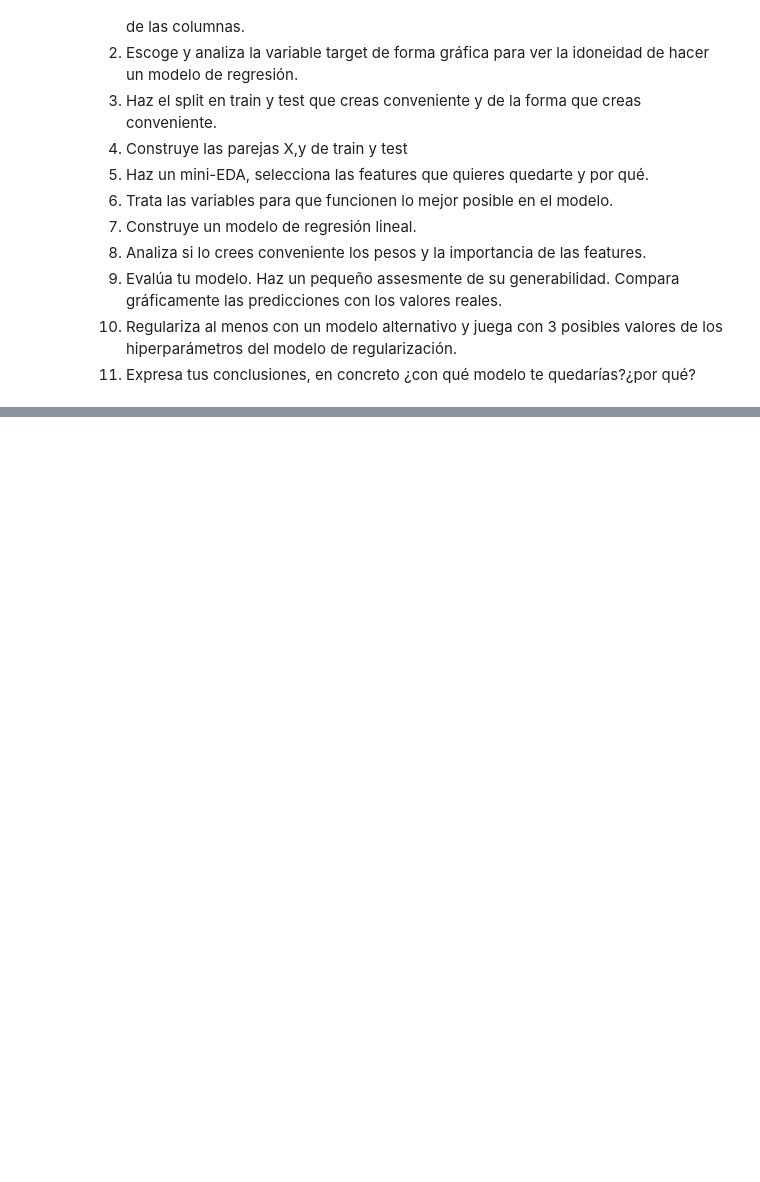
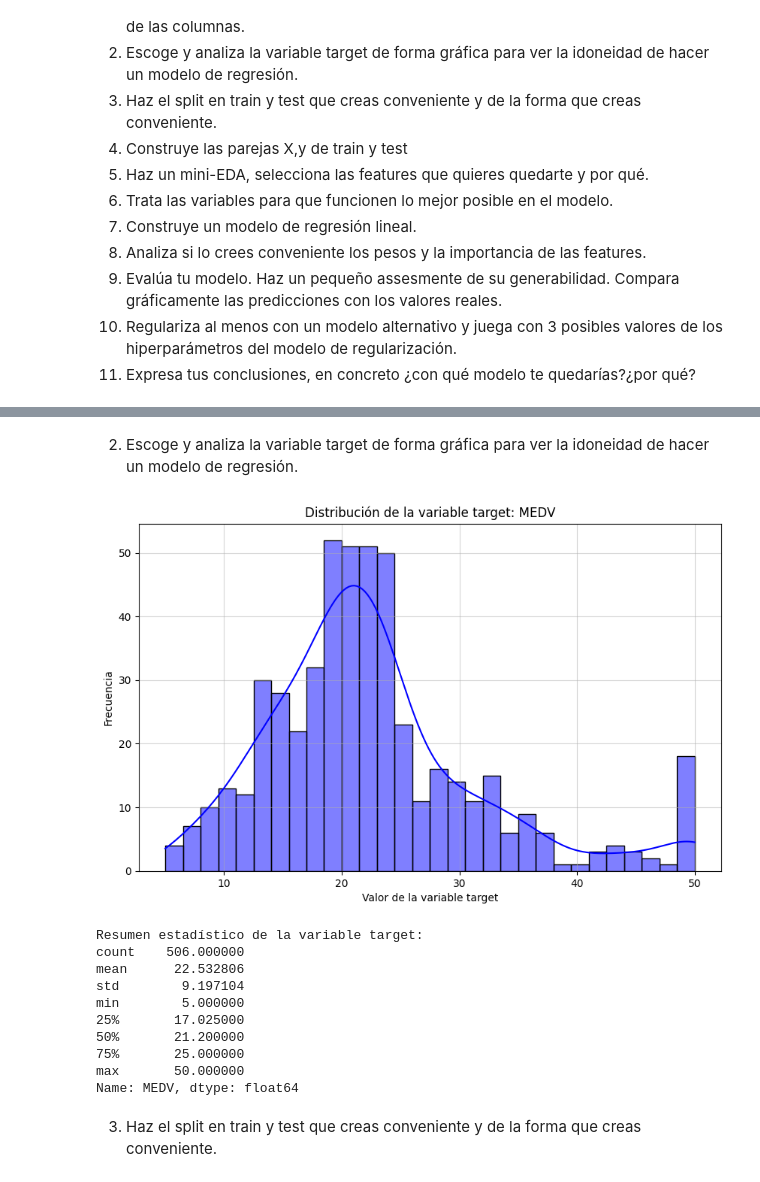
Before and after one commit to hardrockcae/hardrockcae-CAE-settings, a Jupyter notebook: 18_Practica_Obligatoria_Regresion_Lineal_y_Regularización.ipynb, the cells around one changed output, grey strips where cells are left out. Saved outputs shown, nothing was run; the diff lists cells and outputs as text; code cells hidden in the pictures; blank space fills up the shorter version.

```diff
--- a/18_Practica_Obligatoria_Regresion_Lineal_y_Regularización.ipynb
+++ b/18_Practica_Obligatoria_Regresion_Lineal_y_Regularización.ipynb
@@ -86,0 +108,43 @@ print(data[target].describe())
+# %% [markdown]
+2. Escoge y analiza la variable target de forma gráfica para ver la idoneidad de hacer un modelo de regresión.
+# %%
+
+
+# Ruta del archivo (ajusta la ruta según sea necesario)
+file_path = r"C:\Users\hp\Desktop\Python Scripts\obligatoria_hard.csv"
+
+# Cargar el archivo CSV con el delimitador adecuado
+data = pd.read_csv(file_path, delimiter='|')  # Ajustamos el delimitador a '|' porque el archivo lo utiliza
+data.columns = data.columns.str.strip()  # Eliminar espacios en los nombres de las columnas
+
+# Verificar si la columna target 'MEDV' existe
+target = 'MEDV'
+if target not in data.columns:
+    raise ValueError(f"La variable target '{target}' no está en las columnas del dataset.")
+
+# Análisis gráfico de la variable target
+plt.figure(figsize=(10, 6))
+sns.histplot(data[target], kde=True, bins=30, color='blue')
+plt.title(f"Distribución de la variable target: {target}")
+plt.xlabel("Valor de la variable target")
+plt.ylabel("Frecuencia")
+plt.grid(True, alpha=0.5)
+plt.show()
+
+# Análisis adicional: Resumen estadístico de la variable target
+print("Resumen estadístico de la variable target:")
+print(data[target].describe())
+# %% [output]
+[figure, added]
+Resumen estadístico de la variable target:
+count    506.000000
+mean      22.532806
+std        9.197104
+min        5.000000
+25%       17.025000
+50%       21.200000
+75%       25.000000
+max       50.000000
+Name: MEDV, dtype: float64
+# %% [markdown]
+3. Haz el split en train y test que creas conveniente y de la forma que creas conveniente.
```
Also changed, not shown: parts of 17 cells of this notebook.
